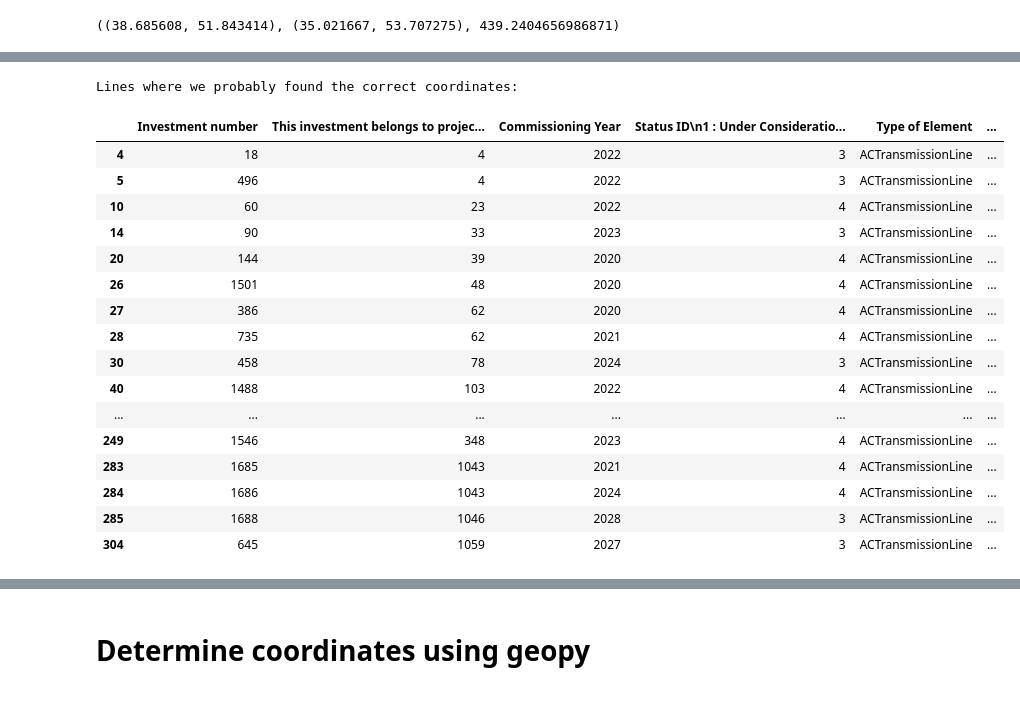
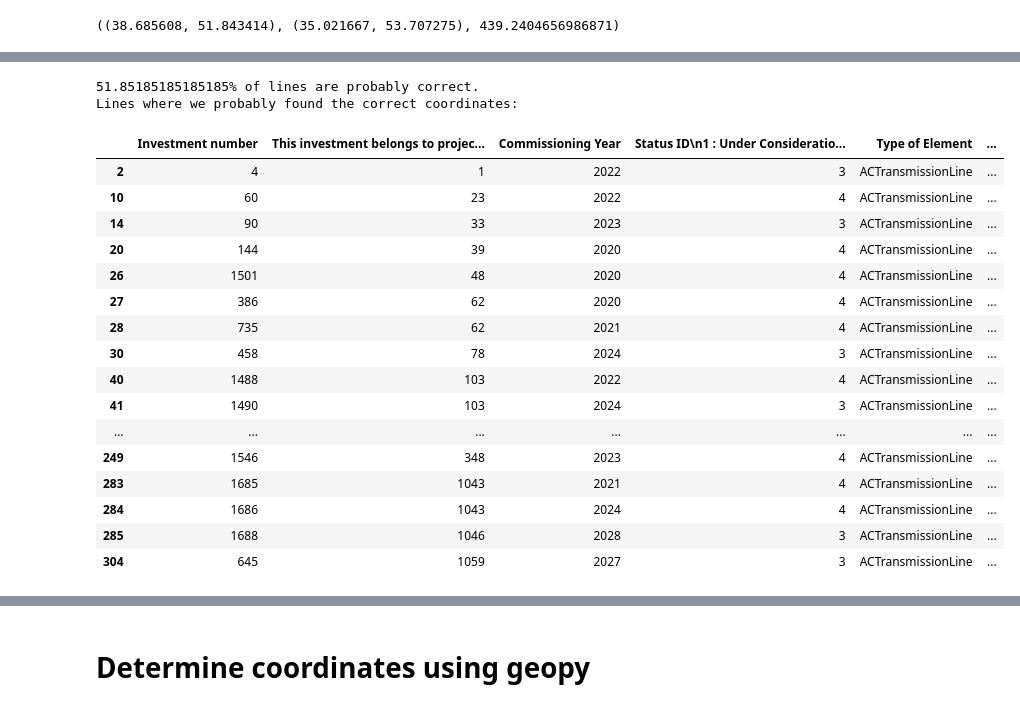
Before and after one commit to grecht/tyndp_to_pypsa, a Jupyter notebook: Experiments.ipynb, the cells around one changed output, grey strips where cells are left out. Saved outputs shown, nothing was run; the diff lists cells and outputs as text; code cells hidden in the pictures.

```diff
--- a/Experiments.ipynb
+++ b/Experiments.ipynb
@@ -212,8 +217,13 @@ on_subst
 ## Remove '(\<Country Code\>) ' from tyndp substation name strings, add new column instead
 Otherwise, this could negatively impact the Levenshtein distance.
 # %%
-subst_regex = r'(?P<place>.+)\s?[\[(](?P<country>\w{2})[)\]]' # Form: 'Glorenza (IT)'
+subst_regex   = r'(?P<place>.+)\s?[\[(](?P<country>\w{2})[)\]]' # Form: 'Glorenza (IT)'
 subst_pattern = re.compile(subst_regex)
+
+# use this if other pattern does not match to remove unnecessary comments from parentheses
+# e.g. 'Molai (through Sklavouna Terminal)'
+alt_regex   = r'(?P<place>.+)\s?[\[(].*[)\]]'
+alt_pattern = re.compile(alt_regex)
 
 fr_names     = []
 fr_countries = []
@@ -233,12 +243,21 @@ for index, row in ac_lines.iterrows():
     fr_match = subst_pattern.match(fr)
     to_match = subst_pattern.match(to)
 
-    if fr_match is not None:
+    if fr_match:
         fr_name    = fr_match.group('place').strip()
         fr_country = fr_match.group('country').strip()
-    if to_match is not None:
+    else:
+        fr_alt_match = alt_pattern.match(fr)
+        if fr_alt_match:
+            fr_name = fr_alt_match.group('place')
+
+    if to_match:
         to_name    = to_match.group('place').strip()
         to_country = to_match.group('country').strip()
+    else:
+        to_alt_match = alt_pattern.match(to)
+        if to_alt_match:
+            to_name = to_alt_match.group('place')
 
     fr_names.append(fr_name)
     fr_countries.append(fr_country)
@@ -293,7 +292,7 @@ tyndp_to_bus = {}
 for tyndp in tyndp_subs:
     buses_subs = curated_buses.name.values
 
-    closest = min([(bus, Levenshtein.distance(bus, tyndp)) for bus in buses_subs], key=lambda t: t[1])[0]
+    closest = min([(bus, Levenshtein.distance(bus.lower(), tyndp.lower())) for bus in buses_subs], key=lambda t: t[1])[0]
 
     tyndp_to_bus[tyndp] = closest
 # %%
@@ -366,12 +344,0 @@ tyndp_to_bus
-# %%
-fr = 'Eemshaven Oude Schip'
-to = 'Vierverlaten'
-
-# fr_country = 'ES'
-# to_country = 'PT'
-
-s1 = tyndp_to_bus[fr]
-s2 = tyndp_to_bus[to]
-
-# curated_buses.loc[curated_buses.name == s1]
-s1, s2
@@ -433,7 +401,7 @@ for index, row in ac_lines.iterrows():
     tpl = (s1, x1, y1, s2, x2, y2, coord_dist)
 
     # TODO: how to choose an appropriate tolerance?
-    if not math.isclose(coord_dist, length, rel_tol=0.5):
+    if not math.isclose(coord_dist, length, rel_tol=0.45):
         error_tuples[index] = tpl
     else:
         fr_to_tuples[index] = tpl
@@ -465,16 +445,19 @@ print(f'{percentage * 100}% of lines are probably correct.')
 # %%
 coordinates = pd.DataFrame(index=fr_to_tuples.keys(), data=fr_to_tuples.values(), columns=['s1', 'x1', 'y1', 's2', 'x2', 'y2', 'coord_dist'])
 
 result = ac_lines.copy()
 result = result.join(coordinates)
 
+percentage = coordinates.index.size / ac_lines.index.size
+print(f'{percentage * 100}% of lines are probably correct.')
+
 print('Lines where we probably found the correct coordinates:')
 result.loc[~result.s1.isna()]
 # %% [output]
+51.85185185185185% of lines are probably correct.
 Lines where we probably found the correct coordinates:
 |  | Investment number | This investment belongs to projec... | Commissioning Year | Status ID\n1 : Under Consideratio... | Type of Element | ... |
-| 4 | 18 | 4 | 2022 | 3 | ACTransmissionLine | ... |
-| 5 | 496 | 4 | 2022 | 3 | ACTransmissionLine | ... |
+| 2 | 4 | 1 | 2022 | 3 | ACTransmissionLine | ... |
 | 10 | 60 | 23 | 2022 | 4 | ACTransmissionLine | ... |
 | 14 | 90 | 33 | 2023 | 3 | ACTransmissionLine | ... |
 | 20 | 144 | 39 | 2020 | 4 | ACTransmissionLine | ... |
@@ -483,6 +466,7 @@ Lines where we probably found the correct coordinates:
 | 28 | 735 | 62 | 2021 | 4 | ACTransmissionLine | ... |
 | 30 | 458 | 78 | 2024 | 3 | ACTransmissionLine | ... |
 | 40 | 1488 | 103 | 2022 | 4 | ACTransmissionLine | ... |
+| 41 | 1490 | 103 | 2024 | 3 | ACTransmissionLine | ... |
 | ... | ... | ... | ... | ... | ... | ... |
 | 249 | 1546 | 348 | 2023 | 4 | ACTransmissionLine | ... |
 | 283 | 1685 | 1043 | 2021 | 4 | ACTransmissionLine | ... |
```
Also changed, not shown: parts of 18 cells of this notebook.
